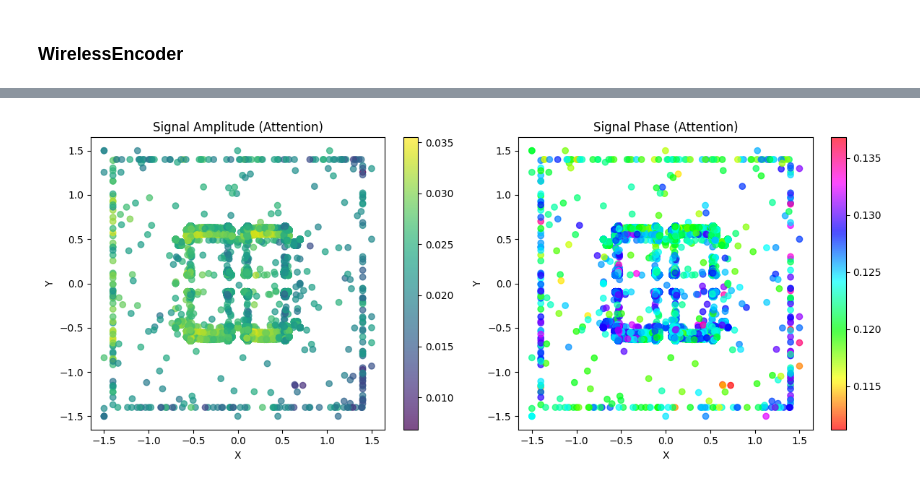
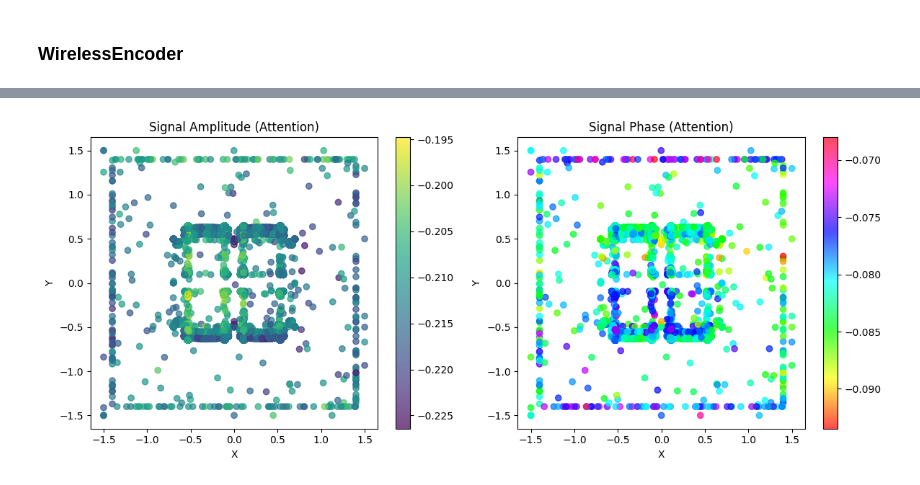
Before and after one commit to muhd-umer/n-grf, a Jupyter notebook: notebooks/encoder.ipynb, the cells around one changed output, grey strips where cells are left out. Saved outputs shown, nothing was run; the diff lists cells and outputs as text; code cells hidden in the pictures.

```diff
--- a/notebooks/encoder.ipynb
+++ b/notebooks/encoder.ipynb
@@ -106,41 +100,41 @@ points_np = points.cpu().numpy()
 plot_attention = False
 
 if plot_attention:
-    signal_amp = output_attention["signal_amplitude"].detach().cpu().numpy()
-    signal_phase = output_attention["signal_phase"].detach().cpu().numpy()
+    attenuation = output_attention["attenuation"].detach().cpu().numpy()
+    phase_rotation = output_attention["phase_rotation"].detach().cpu().numpy()
 else:
-    signal_amp = output_masking["signal_amplitude"].detach().cpu().numpy()
-    signal_phase = output_masking["signal_phase"].detach().cpu().numpy()
+    attenuation = output_masking["attenuation"].detach().cpu().numpy()
+    phase_rotation = output_masking["phase_rotation"].detach().cpu().numpy()
 
 plt.figure(figsize=(12, 5))
 
 plt.subplot(1, 2, 1)
 plt.scatter(
     points_np[:, 0],
     points_np[:, 1],
-    c=signal_amp[:, 0, 0],
+    c=attenuation[:],
     cmap="viridis",
     alpha=0.7,
 )
 plt.colorbar()
 plt.title("Signal Amplitude (Attention)")
 plt.xlabel("X")
 plt.ylabel("Y")
 
 plt.subplot(1, 2, 2)
 plt.scatter(
     points_np[:, 0],
     points_np[:, 1],
-    c=signal_phase[:, 0, 0],
+    c=phase_rotation[:],
     cmap="hsv",
     alpha=0.7,
 )
 plt.colorbar()
 plt.title("Signal Phase (Attention)")
 plt.xlabel("X")
 plt.ylabel("Y")
 
 plt.tight_layout()
 plt.show()
 # %% [output]
-[figure, old version]
+[figure, new version]
```
Also changed, not shown: parts of 2 cells of this notebook, 5 other files.
